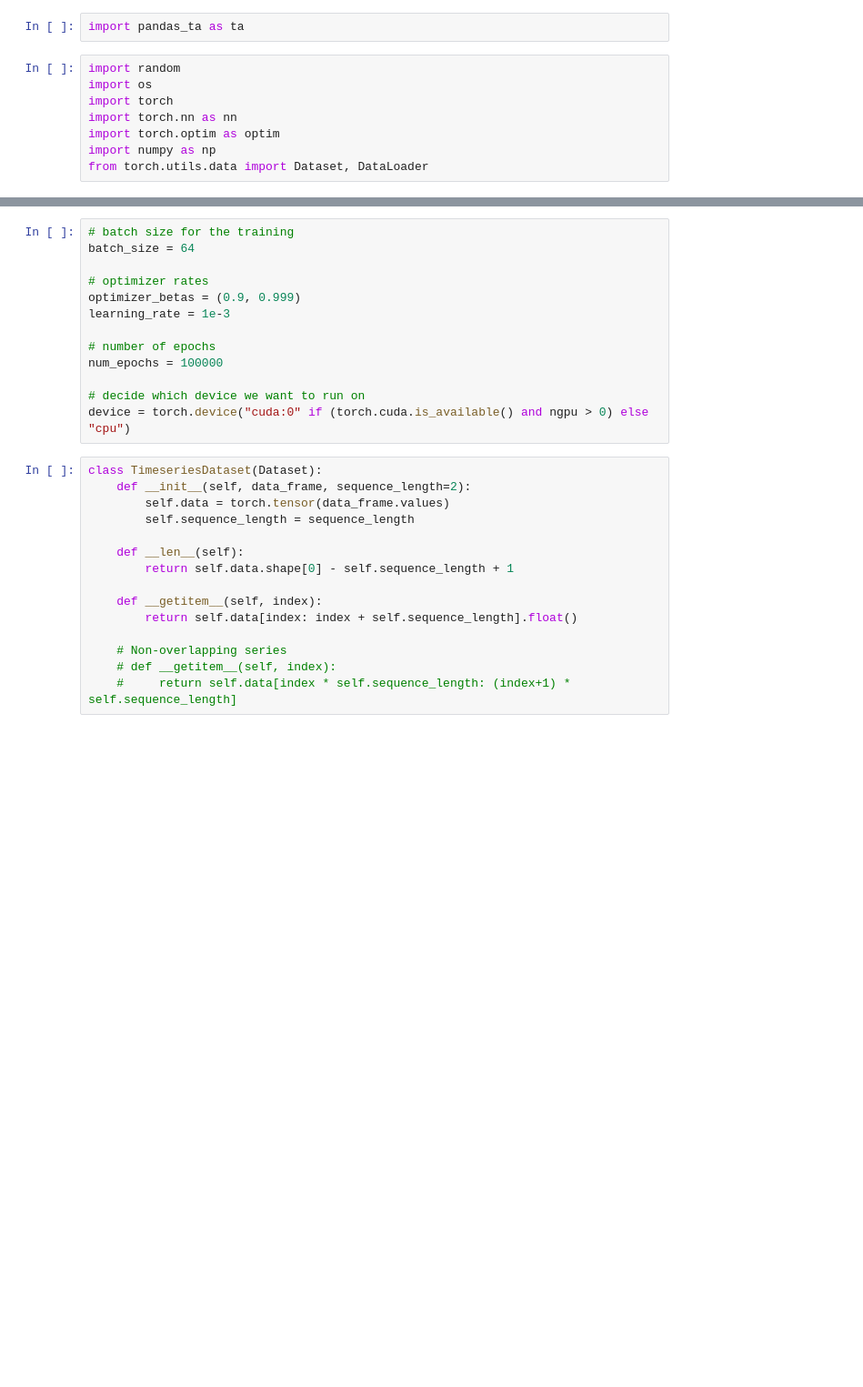
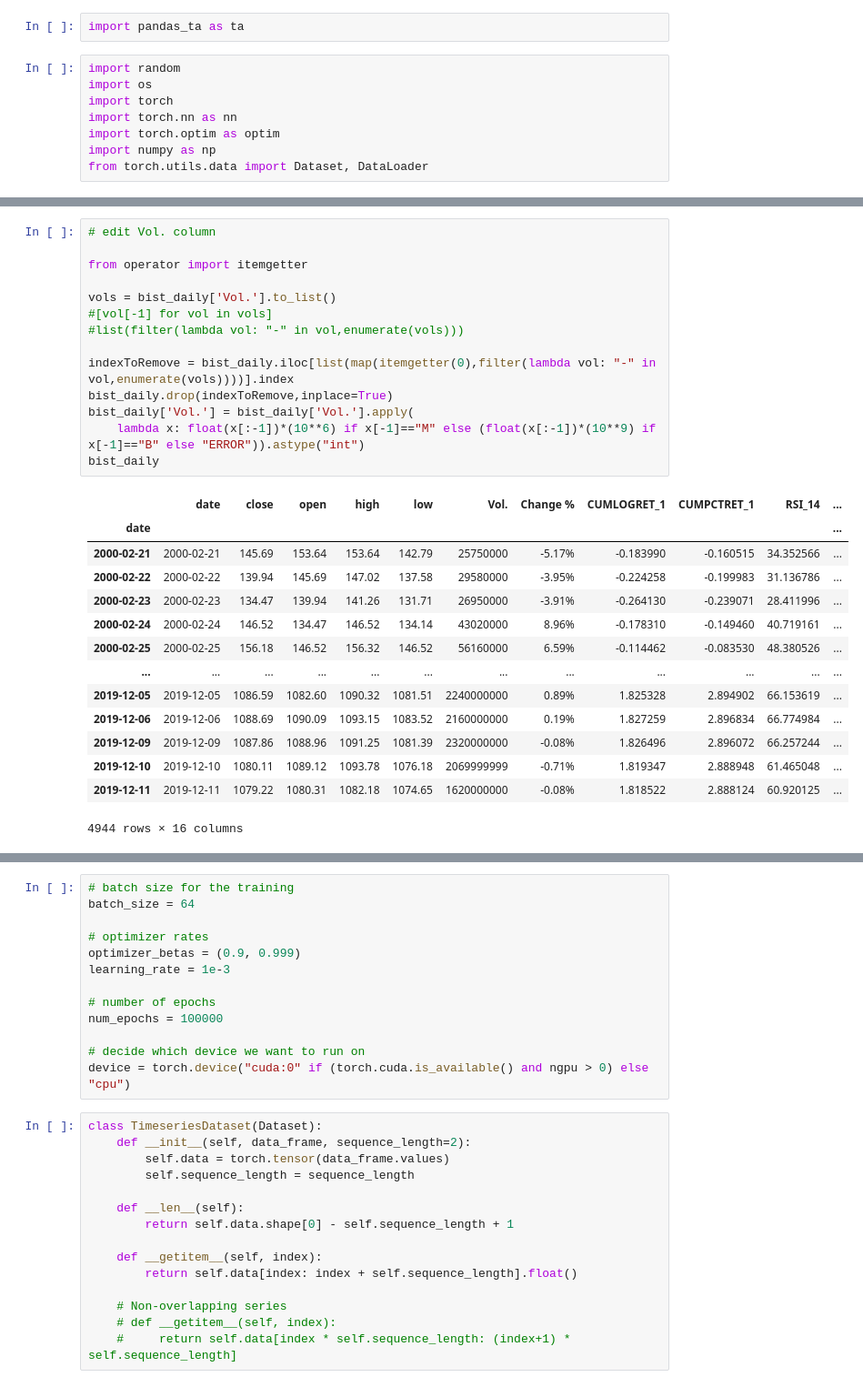
Before and after one commit to xietonglei/Stock-Market-Price-Prediction, a Jupyter notebook: stock_market_price_prediction.ipynb, the cells around one changed output, grey strips where cells are left out. Shown: that part at 91% size. Saved outputs shown, nothing was run; the diff lists cells and outputs as text; blank space fills up the shorter version.

Commit message:
Modified Vol. column for training

```diff
--- a/stock_market_price_prediction.ipynb
+++ b/stock_market_price_prediction.ipynb
@@ -58,3 +76,32 @@ bist_daily
+# %%
+# edit Vol. column
+
+from operator import itemgetter
+
+vols = bist_daily['Vol.'].to_list()
+#[vol[-1] for vol in vols]
+#list(filter(lambda vol: "-" in vol,enumerate(vols)))
+
+indexToRemove = bist_daily.iloc[list(map(itemgetter(0),filter(lambda vol: "-" in vol,enumerate(vols))))].index
+bist_daily.drop(indexToRemove,inplace=True)
+bist_daily['Vol.'] = bist_daily['Vol.'].apply(
+    lambda x: float(x[:-1])*(10**6) if x[-1]=="M" else (float(x[:-1])*(10**9) if x[-1]=="B" else "ERROR")).astype("int")
+bist_daily
+# %% [output]
+|  | date | close | open | high | low | Vol. | Change % | CUMLOGRET_1 | CUMPCTRET_1 | RSI_14 | ... |
+| date |  |  |  |  |  |  |  |  |  |  | ... |
+| 2000-02-21 | 2000-02-21 | 145.69 | 153.64 | 153.64 | 142.79 | 25750000 | -5.17% | -0.183990 | -0.160515 | 34.352566 | ... |
+| 2000-02-22 | 2000-02-22 | 139.94 | 145.69 | 147.02 | 137.58 | 29580000 | -3.95% | -0.224258 | -0.199983 | 31.136786 | ... |
+| 2000-02-23 | 2000-02-23 | 134.47 | 139.94 | 141.26 | 131.71 | 26950000 | -3.91% | -0.264130 | -0.239071 | 28.411996 | ... |
+| 2000-02-24 | 2000-02-24 | 146.52 | 134.47 | 146.52 | 134.14 | 43020000 | 8.96% | -0.178310 | -0.149460 | 40.719161 | ... |
+| 2000-02-25 | 2000-02-25 | 156.18 | 146.52 | 156.32 | 146.52 | 56160000 | 6.59% | -0.114462 | -0.083530 | 48.380526 | ... |
+| ... | ... | ... | ... | ... | ... | ... | ... | ... | ... | ... | ... |
+| 2019-12-05 | 2019-12-05 | 1086.59 | 1082.60 | 1090.32 | 1081.51 | 2240000000 | 0.89% | 1.825328 | 2.894902 | 66.153619 | ... |
+| 2019-12-06 | 2019-12-06 | 1088.69 | 1090.09 | 1093.15 | 1083.52 | 2160000000 | 0.19% | 1.827259 | 2.896834 | 66.774984 | ... |
+| 2019-12-09 | 2019-12-09 | 1087.86 | 1088.96 | 1091.25 | 1081.39 | 2320000000 | -0.08% | 1.826496 | 2.896072 | 66.257244 | ... |
+| 2019-12-10 | 2019-12-10 | 1080.11 | 1089.12 | 1093.78 | 1076.18 | 2069999999 | -0.71% | 1.819347 | 2.888948 | 61.465048 | ... |
+| 2019-12-11 | 2019-12-11 | 1079.22 | 1080.31 | 1082.18 | 1074.65 | 1620000000 | -0.08% | 1.818522 | 2.888124 | 60.920125 | ... |
+4944 rows × 16 columns
 # %%
 # seeding an arbitrary number to get same results in multiple runs
 manualSeed = 999
```
Also changed, not shown: parts of 7 cells of this notebook.
